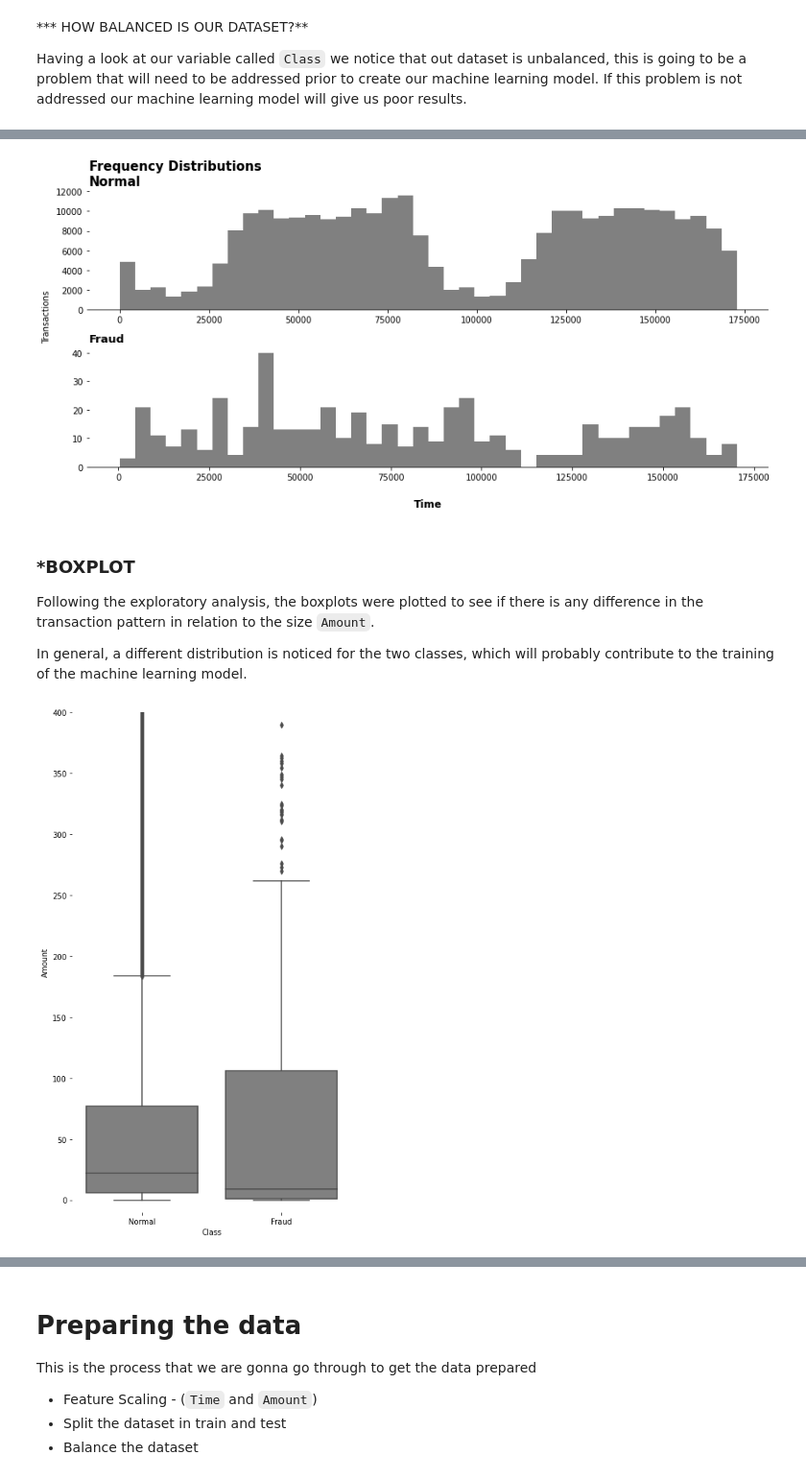
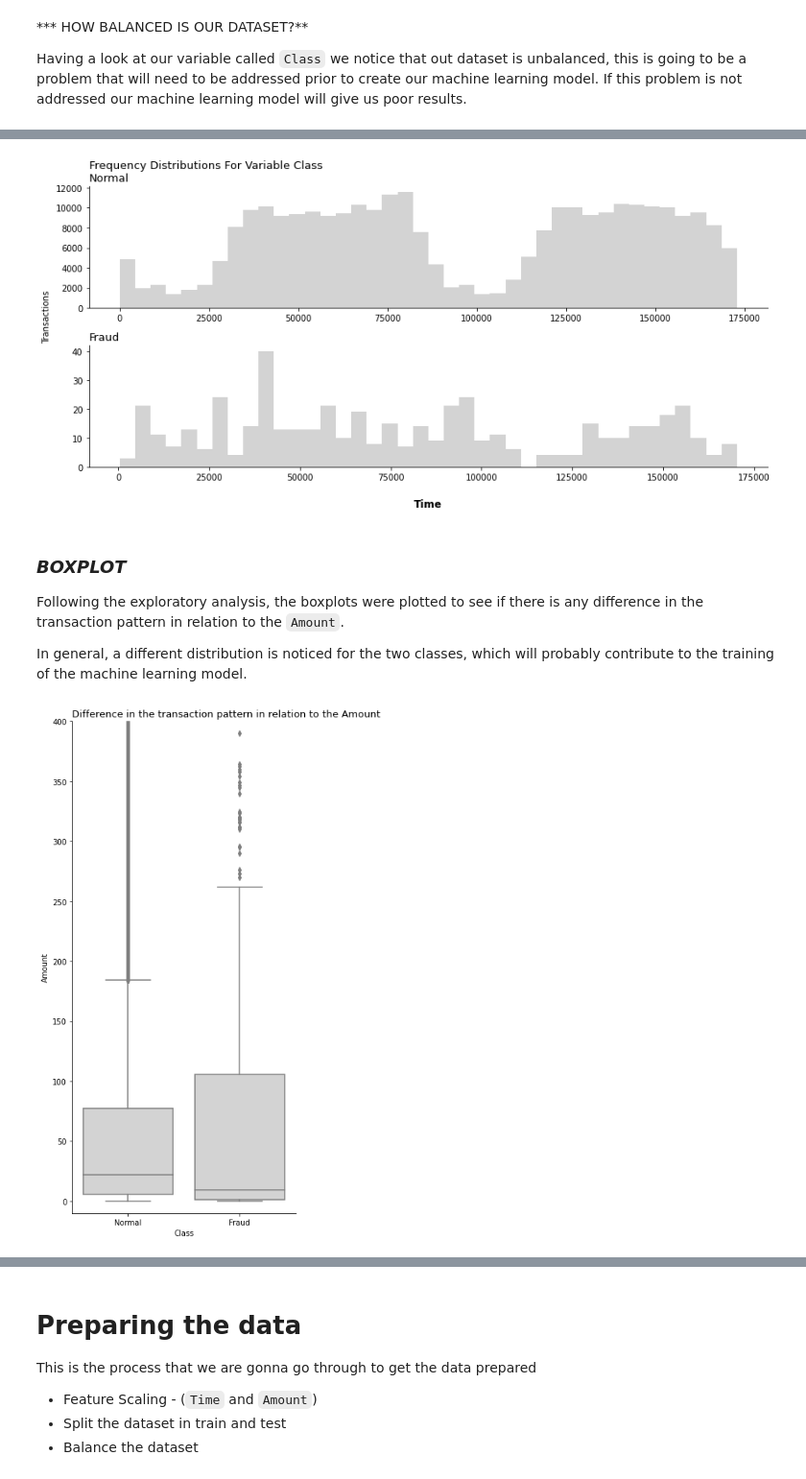
Before and after one commit to glauciodrumond/Data_Science_Projects, a Jupyter notebook: Project_Credit_Card_Fraude_Detection.ipynb, the cells around one changed output, grey strips where cells are left out. Shown: that part at 96% size. Drawn from its saved outputs; the diff is of its cells as text; code cells hidden in the pictures.

```diff
--- a/Project_Credit_Card_Fraude_Detection.ipynb
+++ b/Project_Credit_Card_Fraude_Detection.ipynb
@@ -174,21 +169,19 @@ We plotted two histograms in order to compare the distributions of the 2 classes
 # %%
 # Plot histogram for variable Time por Class type
 # Plotar um histograma para a variavel Time por tipo de Classe
-fig, ax = plt.subplots(nrows= 2, ncols=1, figsize = (12,6), )
+fig, ax = plt.subplots(nrows= 2, ncols=1, figsize = (12,6))
 num_bins = 40
 
-ax[0].hist(df_raw.Time[df_raw.Class == 0], bins = num_bins, color = 'grey' )
-ax[0].set_title('Frequency Distributions\nNormal',loc='left', size=15, weight='bold')
+ax[0].hist(df_raw.Time[df_raw.Class == 0], bins = num_bins, color = 'lightgrey' )
+ax[0].set_title('Frequency Distributions For Variable Class\nNormal',loc='left', size=13)
 ax[0].spines['top'].set_visible(False)
 ax[0].spines['right'].set_visible(False)
-ax[0].spines['left'].set_visible(False)
 ax[0].grid(False)
 
-ax[1].hist(df_raw.Time[df_raw.Class == 1], bins = num_bins, color = 'grey')
-ax[1].set_title('Fraud',loc='left', size=13, weight='bold')
+ax[1].hist(df_raw.Time[df_raw.Class == 1], bins = num_bins, color = 'lightgrey')
+ax[1].set_title('Fraud',loc='left', size=13)
 ax[1].spines['top'].set_visible(False)
 ax[1].spines['right'].set_visible(False)
-ax[1].spines['left'].set_visible(False)
 ax[1].grid(False)
 
 # Set x-axis label
@@ -198,24 +191,25 @@ fig.text( 0, 0.55, 'Transactions', ha='center', va='center', rotation='vertical'
 
 plt.tight_layout();
 # %% [output]
-[figure, old version]
+[figure, new version]
 # %% [markdown]
-### *BOXPLOT
-Following the exploratory analysis, the boxplots were plotted to see if there is any difference in the transaction pattern in relation to the size `Amount`.
+### ***BOXPLOT***
+Following the exploratory analysis, the boxplots were plotted to see if there is any difference in the transaction pattern in relation to the `Amount`.
 
 In general, a different distribution is noticed for the two classes, which will probably contribute to the training of the machine learning model.
 # %%
 # Plot a boxplot for variable amount
 fig, ax = plt.subplots(figsize=(6,10), sharex = True)
 
-sns.boxplot(df_raw.Class, df_raw.Amount, color='grey')
+sns.boxplot(df_raw.Class, df_raw.Amount, color='lightgrey')
 ax.spines['top'].set_visible(False)
 ax.spines['right'].set_visible(False)
-ax.spines['left'].set_visible(False)
-ax.spines['bottom'].set_visible(False)
+#ax.spines['left'].set_visible(False)
+#ax.spines['bottom'].set_visible(False)
+ax.set_title('Difference in the transaction pattern in relation to the Amount',loc='left', size=13)
 plt.xticks([0,1] , ['Normal', 'Fraud'])
 plt.ylim((-10, 400))
 
 plt.tight_layout();
 # %% [output]
-[figure, old version]
+[figure, new version]
```
Also changed, not shown: parts of 30 cells of this notebook.
